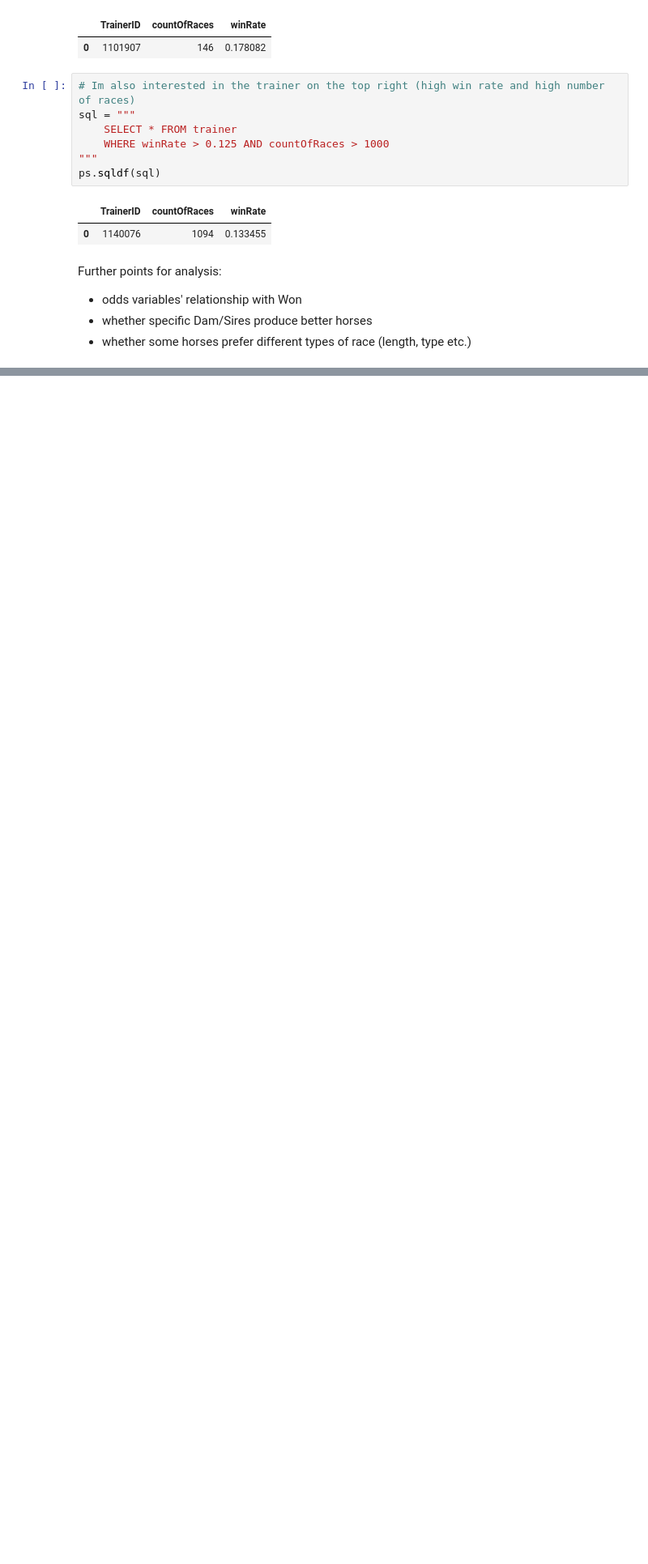
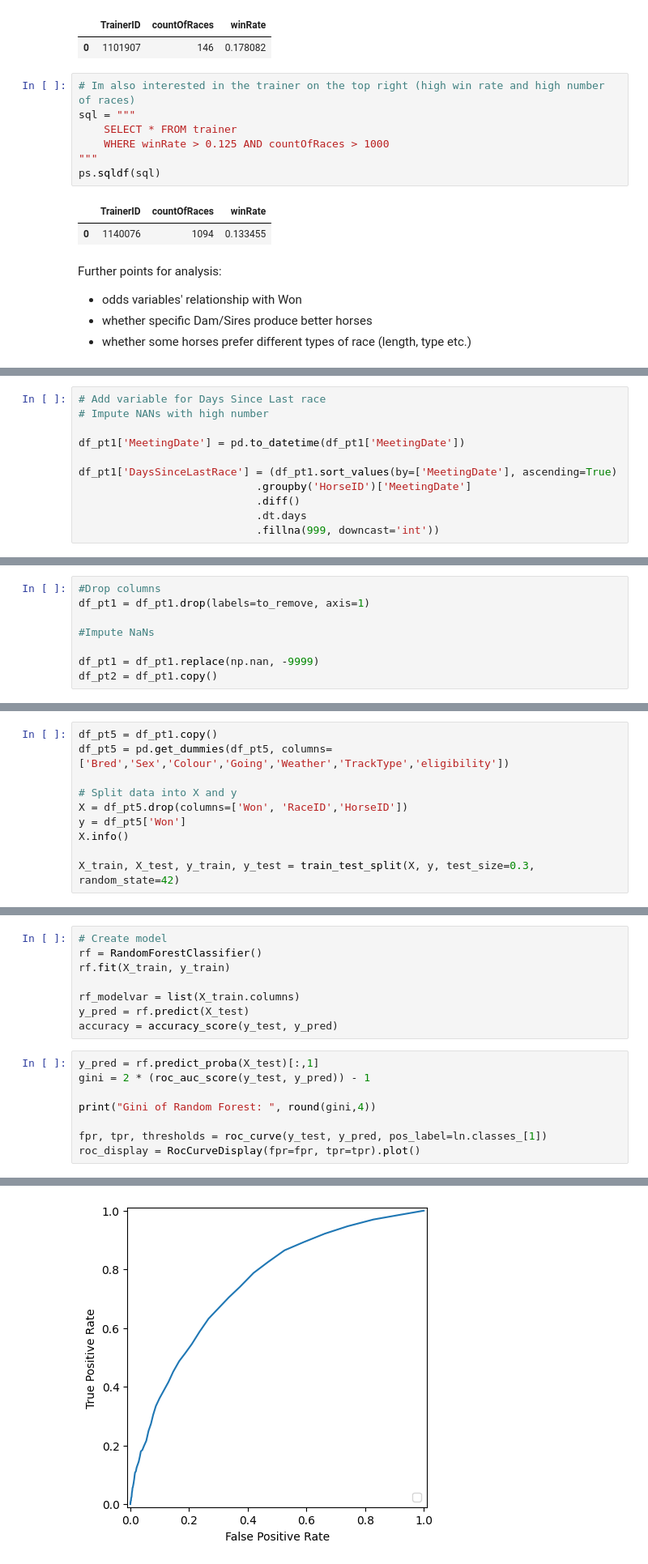
Before and after one commit to tpwpower/horses, a Jupyter notebook: TPower-horses.ipynb, the cells around one changed output, grey strips where cells are left out. Shown at 81% size. Drawn from its saved outputs; the diff is of its cells as text; blank space fills up the shorter version.

```diff
--- a/TPower-horses.ipynb
+++ b/TPower-horses.ipynb
@@ -473,0 +494,11 @@ Further points for analysis:
+# %%
+# Add variable for Days Since Last race
+# Impute NANs with high number
+
+df_pt1['MeetingDate'] = pd.to_datetime(df_pt1['MeetingDate'])
+
+df_pt1['DaysSinceLastRace'] = (df_pt1.sort_values(by=['MeetingDate'], ascending=True)
+                            .groupby('HorseID')['MeetingDate']
+                            .diff()
+                            .dt.days
+                            .fillna(999, downcast='int'))
@@ -473,0 +525,8 @@ Further points for analysis:
+# %%
+#Drop columns
+df_pt1 = df_pt1.drop(labels=to_remove, axis=1)
+
+#Impute NaNs
+
+df_pt1 = df_pt1.replace(np.nan, -9999)
+df_pt2 = df_pt1.copy()
@@ -473,0 +631,10 @@ Further points for analysis:
+# %%
+df_pt5 = df_pt1.copy()
+df_pt5 = pd.get_dummies(df_pt5, columns=['Bred','Sex','Colour','Going','Weather','TrackType','eligibility'])
+
+# Split data into X and y
+X = df_pt5.drop(columns=['Won', 'RaceID','HorseID'])
+y = df_pt5['Won']
+X.info()
+
+X_train, X_test, y_train, y_test = train_test_split(X, y, test_size=0.3, random_state=42)
@@ -473,0 +659,17 @@ Further points for analysis:
+# %%
+# Create model
+rf = RandomForestClassifier()
+rf.fit(X_train, y_train)
+
+rf_modelvar = list(X_train.columns)
+y_pred = rf.predict(X_test)
+accuracy = accuracy_score(y_test, y_pred)
+# %%
+y_pred = rf.predict_proba(X_test)[:,1]
+gini = 2 * (roc_auc_score(y_test, y_pred)) - 1
+
+print("Gini of Random Forest: ", round(gini,4))
+
+fpr, tpr, thresholds = roc_curve(y_test, y_pred, pos_label=ln.classes_[1])
+roc_display = RocCurveDisplay(fpr=fpr, tpr=tpr).plot()
+# %% [output]
@@ -473,0 +678 @@ Further points for analysis:
+[figure, added]
```
Also changed, not shown: parts of 26 cells of this notebook.
